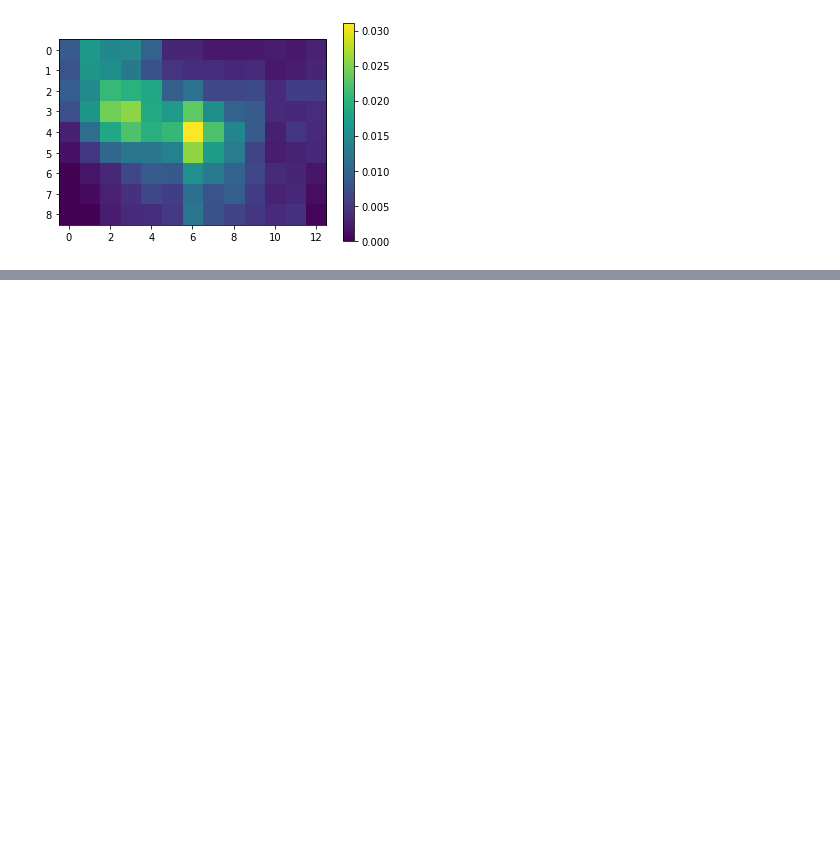
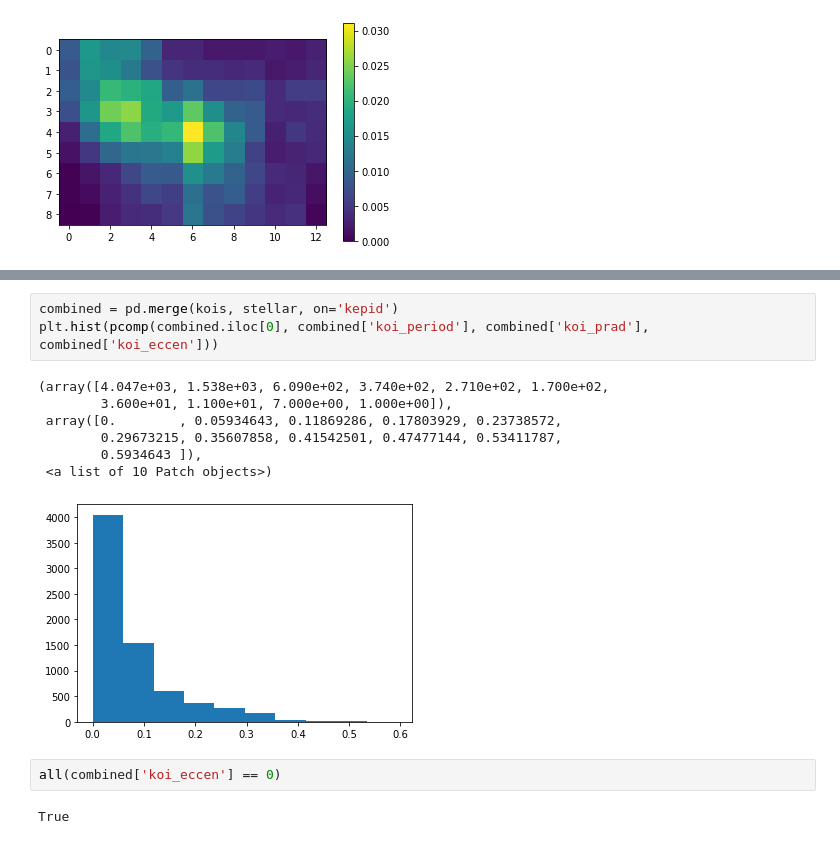
Before and after one commit to aditya-sengupta/exosyssim-prototyping, a Jupyter notebook: dev/occurrence_abc.ipynb, the cells around one changed output, grey strips where cells are left out. Cells and saved outputs as stored; diff of their text form; blank space fills up the shorter version.

```diff
--- a/dev/occurrence_abc.ipynb
+++ b/dev/occurrence_abc.ipynb
@@ -121,0 +233,15 @@ plt.hist(np.log(np.array(periods)))
+# %%
+combined = pd.merge(kois, stellar, on='kepid')
+plt.hist(pcomp(combined.iloc[0], combined['koi_period'], combined['koi_prad'], combined['koi_eccen']))
+# %% [output]
+(array([4.047e+03, 1.538e+03, 6.090e+02, 3.740e+02, 2.710e+02, 1.700e+02,
+        3.600e+01, 1.100e+01, 7.000e+00, 1.000e+00]),
+ array([0.        , 0.05934643, 0.11869286, 0.17803929, 0.23738572,
+        0.29673215, 0.35607858, 0.41542501, 0.47477144, 0.53411787,
+        0.5934643 ]),
+ <a list of 10 Patch objects>)
+[figure, added]
+# %%
+all(combined['koi_eccen'] == 0)
+# %% [output]
+True
```
Also changed, not shown: parts of 21 cells of this notebook, 2 other files.
